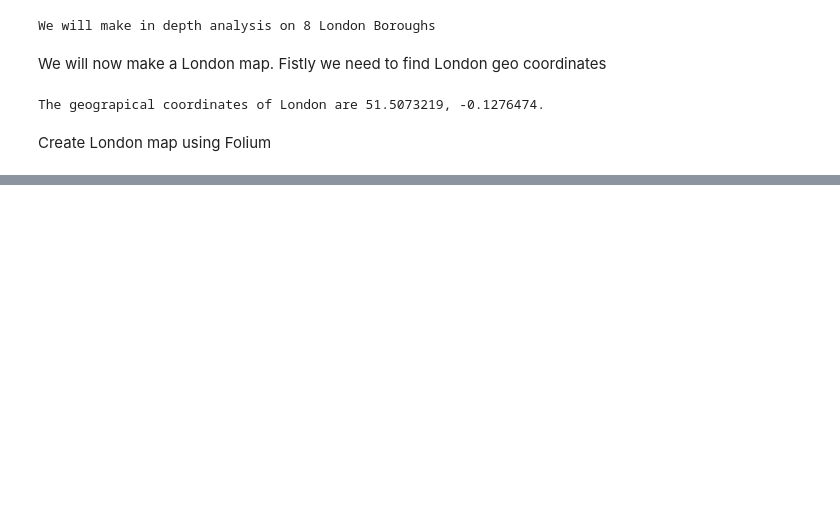
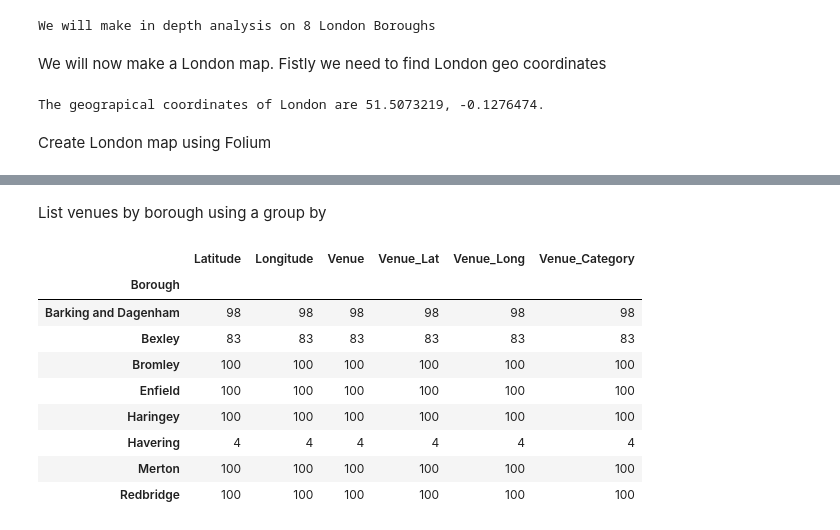
Before and after one commit to bardamug/Coursera-IBM-Capstone-Project-Battle-Neighborhoods, a Jupyter notebook: Battle-of-Neighborhoods-week2.ipynb, the cells around one changed output, grey strips where cells are left out. Cells and saved outputs as stored; diff of their text form; code cells hidden in the pictures; blank space fills up the shorter version.

```diff
--- a/Battle-of-Neighborhoods-week2.ipynb
+++ b/Battle-of-Neighborhoods-week2.ipynb
@@ -176,0 +253,15 @@ Fin_Brgh
+# %% [markdown]
+List venues by borough using a group by
+# %%
+Brgh_Venues.groupby('Borough').count()
+# %% [output]
+|  | Latitude | Longitude | Venue | Venue_Lat | Venue_Long | Venue_Category |
+| Borough |  |  |  |  |  |  |
+| Barking and Dagenham | 98 | 98 | 98 | 98 | 98 | 98 |
+| Bexley | 83 | 83 | 83 | 83 | 83 | 83 |
+| Bromley | 100 | 100 | 100 | 100 | 100 | 100 |
+| Enfield | 100 | 100 | 100 | 100 | 100 | 100 |
+| Haringey | 100 | 100 | 100 | 100 | 100 | 100 |
+| Havering | 4 | 4 | 4 | 4 | 4 | 4 |
+| Merton | 100 | 100 | 100 | 100 | 100 | 100 |
+| Redbridge | 100 | 100 | 100 | 100 | 100 | 100 |
```
Also changed, not shown: parts of 32 cells of this notebook, 10 other files.
